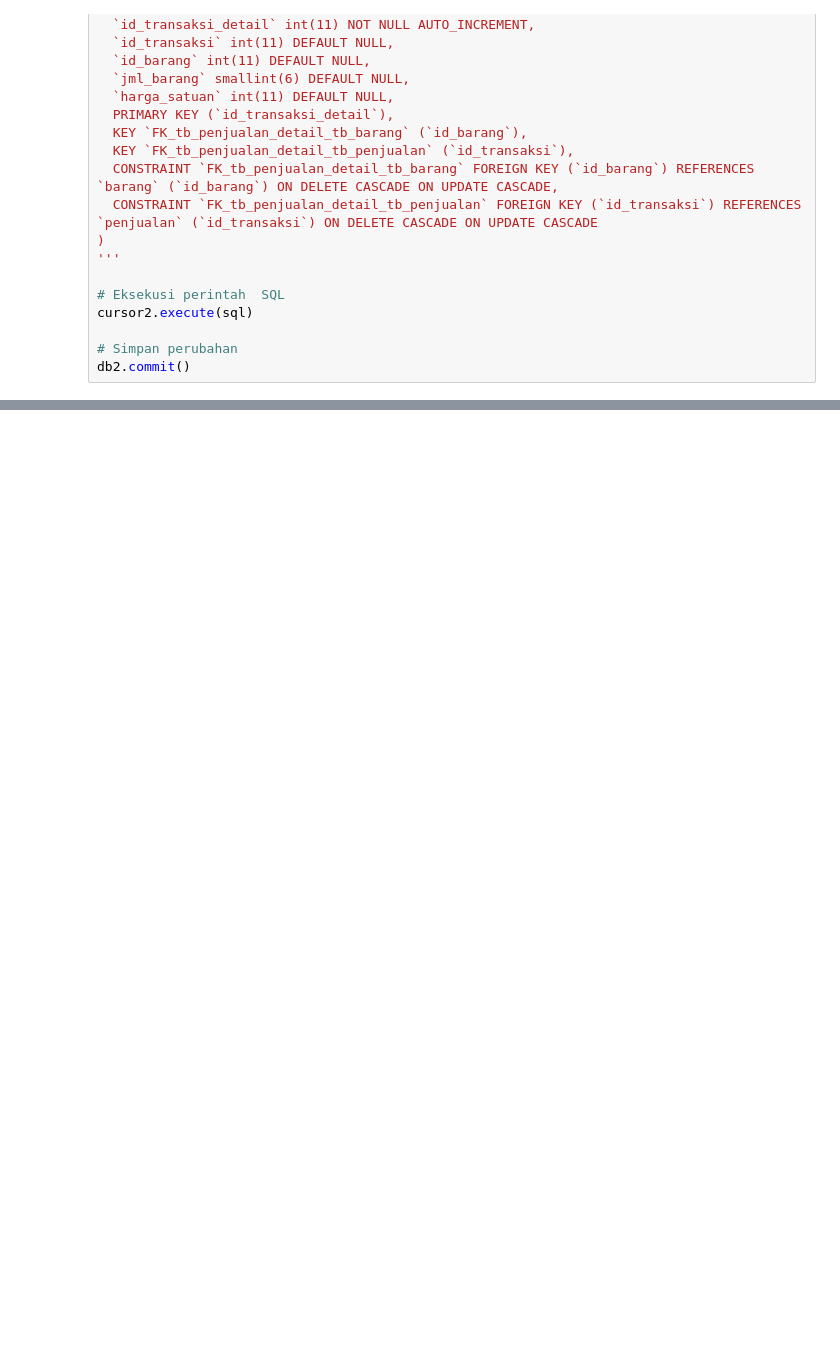
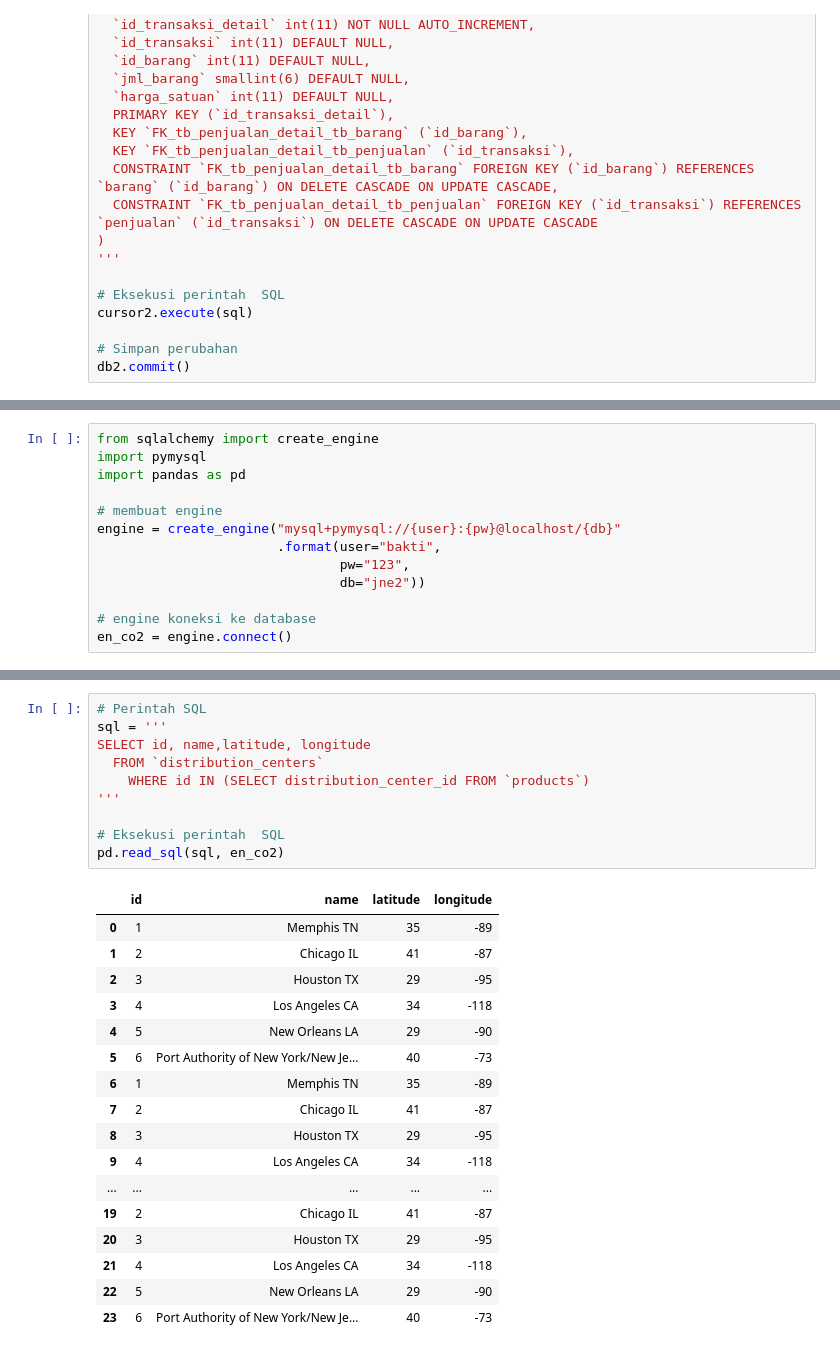
Before and after one commit to dsciencelabs/JNE_Data_Analytics_PySQL, a Jupyter notebook: jupyterlab/Pertemuan4_Bakti.ipynb, the cells around one changed output, grey strips where cells are left out. Drawn from its saved outputs; the diff is of its cells as text; blank space fills up the shorter version.

```diff
--- a/jupyterlab/Pertemuan4_Bakti.ipynb
+++ b/jupyterlab/Pertemuan4_Bakti.ipynb
@@ -144,0 +272,13 @@ db2.commit()
+# %%
+from sqlalchemy import create_engine
+import pymysql
+import pandas as pd
+
+# membuat engine
+engine = create_engine("mysql+pymysql://{user}:{pw}@localhost/{db}"
+                       .format(user="bakti",
+                               pw="123",
+                               db="jne2"))
+
+# engine koneksi ke database
+en_co2 = engine.connect()
@@ -144,0 +309,28 @@ db2.commit()
+# %%
+# Perintah SQL
+sql = '''
+SELECT id, name,latitude, longitude
+  FROM `distribution_centers`
+    WHERE id IN (SELECT distribution_center_id FROM `products`)
+'''
+
+# Eksekusi perintah  SQL
+pd.read_sql(sql, en_co2)
+# %% [output]
+|  | id | name | latitude | longitude |
+| 0 | 1 | Memphis TN | 35 | -89 |
+| 1 | 2 | Chicago IL | 41 | -87 |
+| 2 | 3 | Houston TX | 29 | -95 |
+| 3 | 4 | Los Angeles CA | 34 | -118 |
+| 4 | 5 | New Orleans LA | 29 | -90 |
+| 5 | 6 | Port Authority of New York/New Je... | 40 | -73 |
+| 6 | 1 | Memphis TN | 35 | -89 |
+| 7 | 2 | Chicago IL | 41 | -87 |
+| 8 | 3 | Houston TX | 29 | -95 |
+| 9 | 4 | Los Angeles CA | 34 | -118 |
+| ... | ... | ... | ... | ... |
+| 19 | 2 | Chicago IL | 41 | -87 |
+| 20 | 3 | Houston TX | 29 | -95 |
+| 21 | 4 | Los Angeles CA | 34 | -118 |
+| 22 | 5 | New Orleans LA | 29 | -90 |
+| 23 | 6 | Port Authority of New York/New Je... | 40 | -73 |
```
Also changed, not shown: parts of 17 cells of this notebook, 16 other files.
